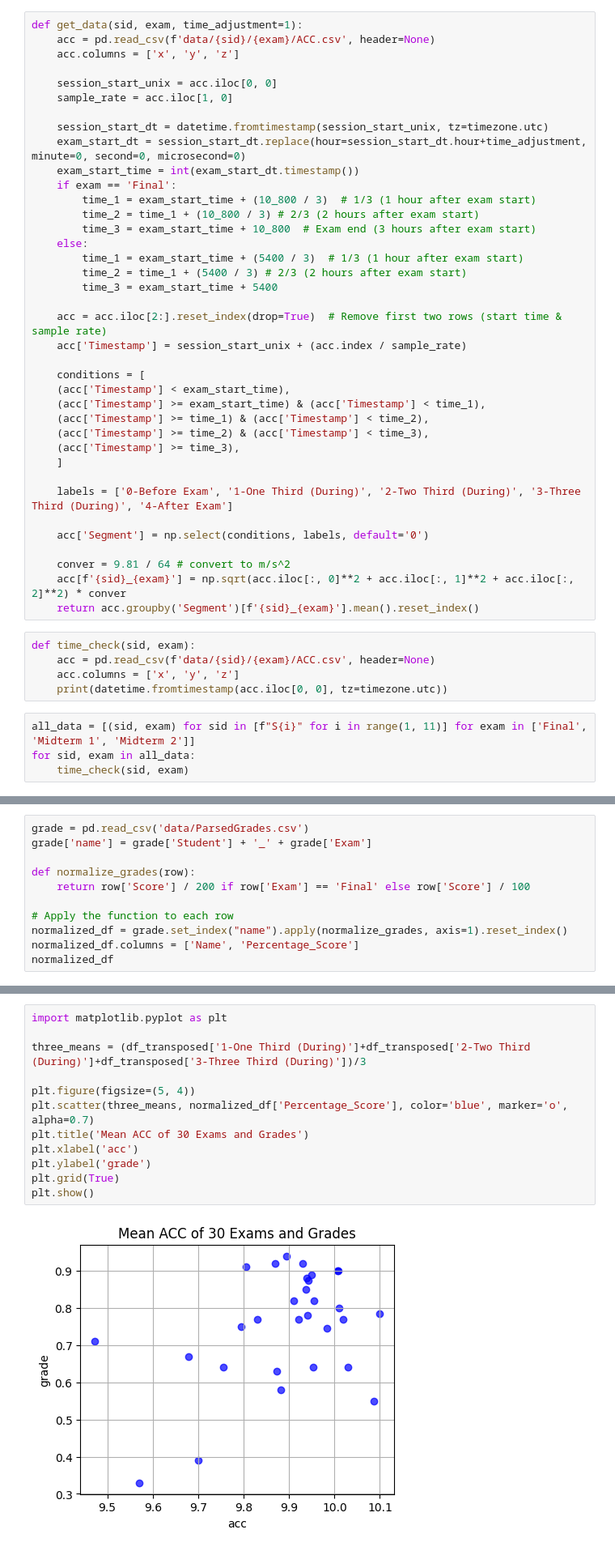
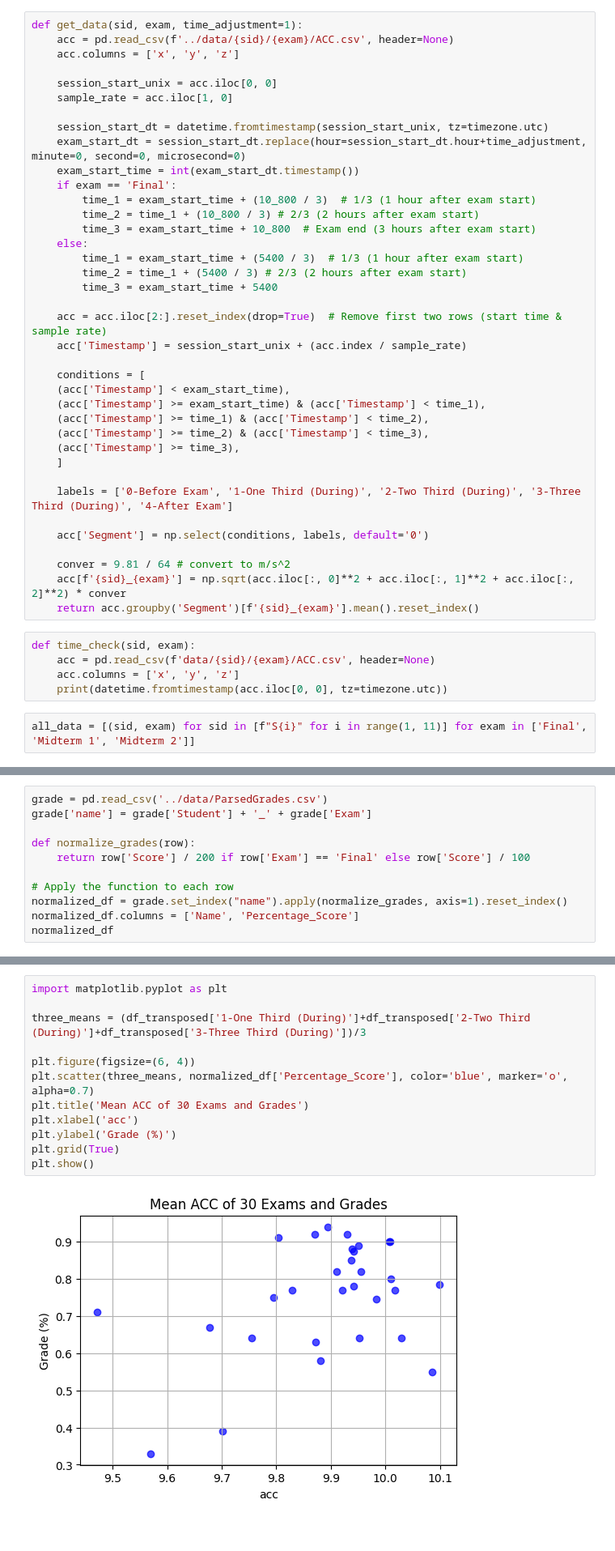
Before and after one commit to kiwwifruit/project3, a Jupyter notebook: not_use/acc.ipynb, the cells around one changed output, grey strips where cells are left out. Shown at 81% size. Drawn from its saved outputs; the diff is of its cells as text.

```diff
--- a/not_use/acc_data.ipynb
+++ b/not_use/acc.ipynb
@@ -124,7 +124,7 @@ import numpy as np
 from datetime import datetime, timedelta, timezone
 # %%
 def get_data(sid, exam, time_adjustment=1):
-    acc = pd.read_csv(f'data/{sid}/{exam}/ACC.csv', header=None)
+    acc = pd.read_csv(f'../data/{sid}/{exam}/ACC.csv', header=None)
     acc.columns = ['x', 'y', 'z']
 
     session_start_unix = acc.iloc[0, 0]
@@ -167,5 +167,3 @@ def time_check(sid, exam):
     print(datetime.fromtimestamp(acc.iloc[0, 0], tz=timezone.utc))
 # %%
 all_data = [(sid, exam) for sid in [f"S{i}" for i in range(1, 11)] for exam in ['Final', 'Midterm 1', 'Midterm 2']]
-for sid, exam in all_data:
-    time_check(sid, exam)
@@ -208,7 +188,7 @@ df_transposed.head()
 | 3 | 9.90192 | 9.820483 | 9.764696 | 9.799434 | 9.876522 |
 | 4 | 9.714896 | 9.773319 | 9.799379 | 9.462331 | 9.577238 |
 # %%
-grade = pd.read_csv('data/ParsedGrades.csv')
+grade = pd.read_csv('../data/ParsedGrades.csv')
 grade['name'] = grade['Student'] + '_' + grade['Exam']
 
 def normalize_grades(row):
@@ -239,15 +219,15 @@ normalized_df
 # %%
 import matplotlib.pyplot as plt
 
 three_means = (df_transposed['1-One Third (During)']+df_transposed['2-Two Third (During)']+df_transposed['3-Three Third (During)'])/3
 
-plt.figure(figsize=(5, 4))
+plt.figure(figsize=(6, 4))
 plt.scatter(three_means, normalized_df['Percentage_Score'], color='blue', marker='o', alpha=0.7)
 plt.title('Mean ACC of 30 Exams and Grades')
 plt.xlabel('acc')
-plt.ylabel('grade')
+plt.ylabel('Grade (%)')
 plt.grid(True)
 plt.show()
 # %% [output]
-[figure, old version]
+[figure, new version]
 # %%
```
Also changed, not shown: parts of 4 cells of this notebook.
